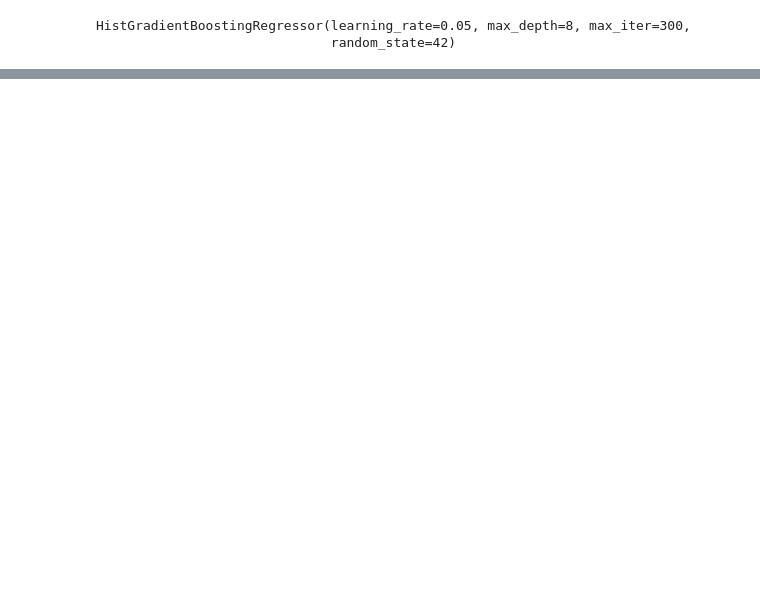
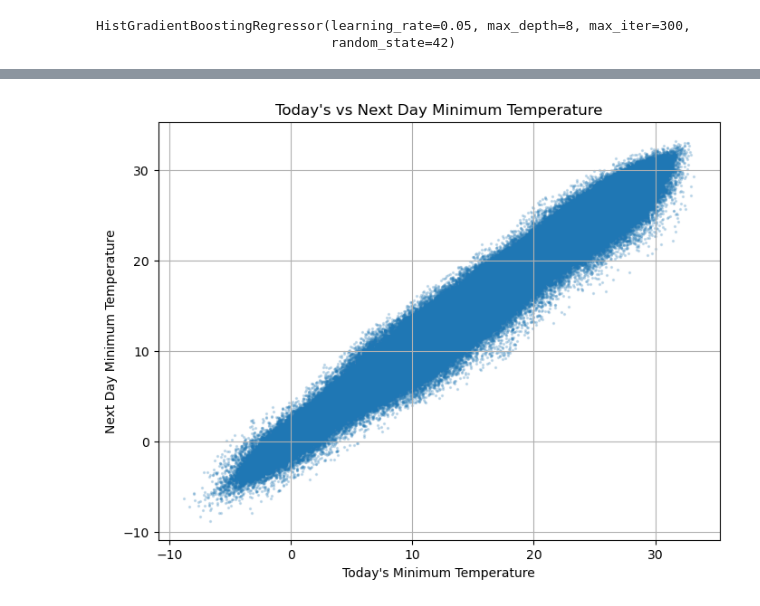
Before and after one commit to shudhanshusingh649/PowerBI-Dashboard-Projects, a Jupyter notebook: Temperature_Model/temperature_model.ipynb, the cells around one changed output, grey strips where cells are left out. Saved outputs shown, nothing was run; the diff lists cells and outputs as text; code cells hidden in the pictures; blank space fills up the shorter version.

```diff
--- a/Temperature_Model/temperature_model.ipynb
+++ b/Temperature_Model/temperature_model.ipynb
@@ -243,0 +273,14 @@ R² : 0.947402307284285
+# %%
+plt.figure(figsize=(8,6))
+plt.scatter(
+    df["Min_Temperature"],
+    df["MinTemp_Next_Day"],
+    s=2,
+    alpha=0.2)
+plt.xlabel("Today's Minimum Temperature")
+plt.ylabel("Next Day Minimum Temperature")
+plt.title("Today's vs Next Day Minimum Temperature")
+plt.grid(True)
+plt.show()
+# %% [output]
+[figure, added]
```
Also changed, not shown: parts of 28 cells of this notebook.
